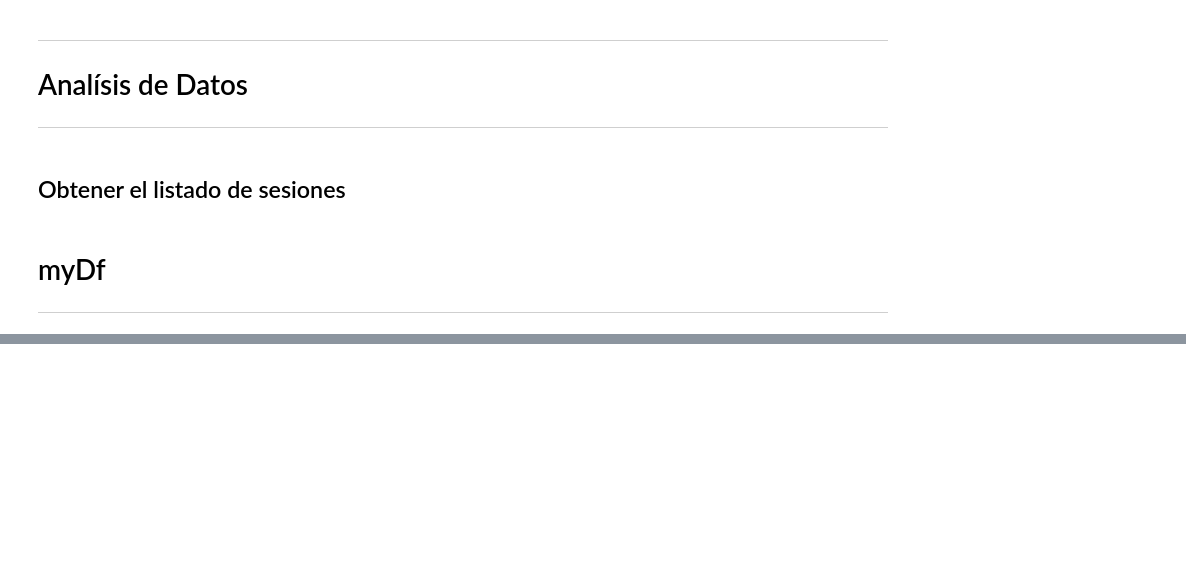
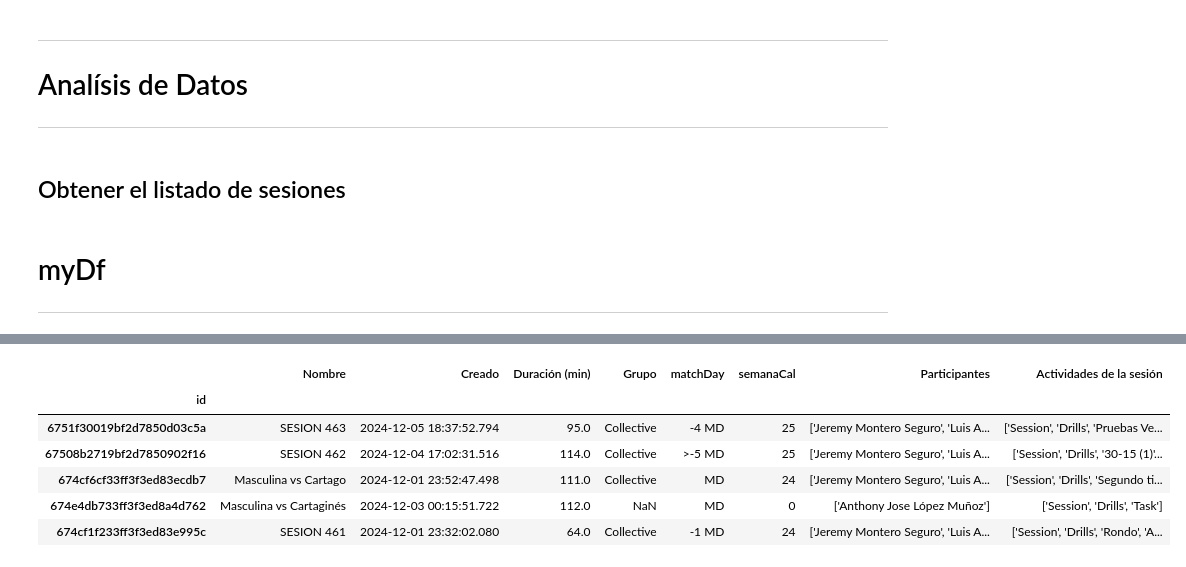
Before and after one commit to Gabriel-Aleman/SFC-DataApp, a Jupyter notebook: noteBook.ipynb, the cells around one changed output, grey strips where cells are left out. Cells and saved outputs as stored; diff of their text form; code cells hidden in the pictures; blank space fills up the shorter version.

```diff
--- a/noteBook.ipynb
+++ b/noteBook.ipynb
@@ -115,0 +68,10 @@ d[d["MD"].isin(['-4 MD', '>-5 MD'])]
+# %%
+a.session.head()
+# %% [output]
+|  | Nombre | Creado | Duración (min) | Grupo | matchDay | semanaCal | Participantes | Actividades de la sesión |
+| id |  |  |  |  |  |  |  |  |
+| 6751f30019bf2d7850d03c5a | SESION 463 | 2024-12-05 18:37:52.794 | 95.0 | Collective | -4 MD | 25 | ['Jeremy Montero Seguro', 'Luis A... | ['Session', 'Drills', 'Pruebas Ve... |
+| 67508b2719bf2d7850902f16 | SESION 462 | 2024-12-04 17:02:31.516 | 114.0 | Collective | >-5 MD | 25 | ['Jeremy Montero Seguro', 'Luis A... | ['Session', 'Drills', '30-15 (1)'... |
+| 674cf6cf33ff3f3ed83ecdb7 | Masculina vs Cartago | 2024-12-01 23:52:47.498 | 111.0 | Collective | MD | 24 | ['Jeremy Montero Seguro', 'Luis A... | ['Session', 'Drills', 'Segundo ti... |
+| 674e4db733ff3f3ed8a4d762 | Masculina vs Cartaginés | 2024-12-03 00:15:51.722 | 112.0 | NaN | MD | 0 | ['Anthony Jose López Muñoz'] | ['Session', 'Drills', 'Task'] |
+| 674cf1f233ff3f3ed83e995c | SESION 461 | 2024-12-01 23:32:02.080 | 64.0 | Collective | -1 MD | 24 | ['Jeremy Montero Seguro', 'Luis A... | ['Session', 'Drills', 'Rondo', 'A... |
```
Also changed, not shown: parts of 15 cells of this notebook, 7 other files.
